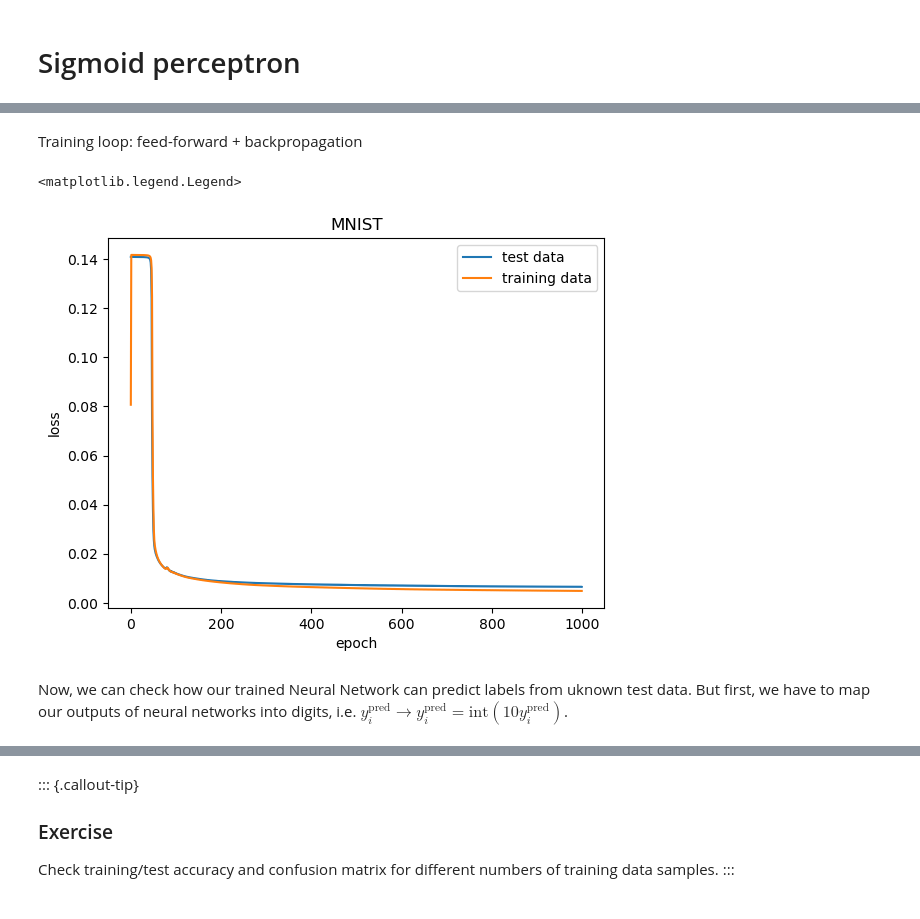
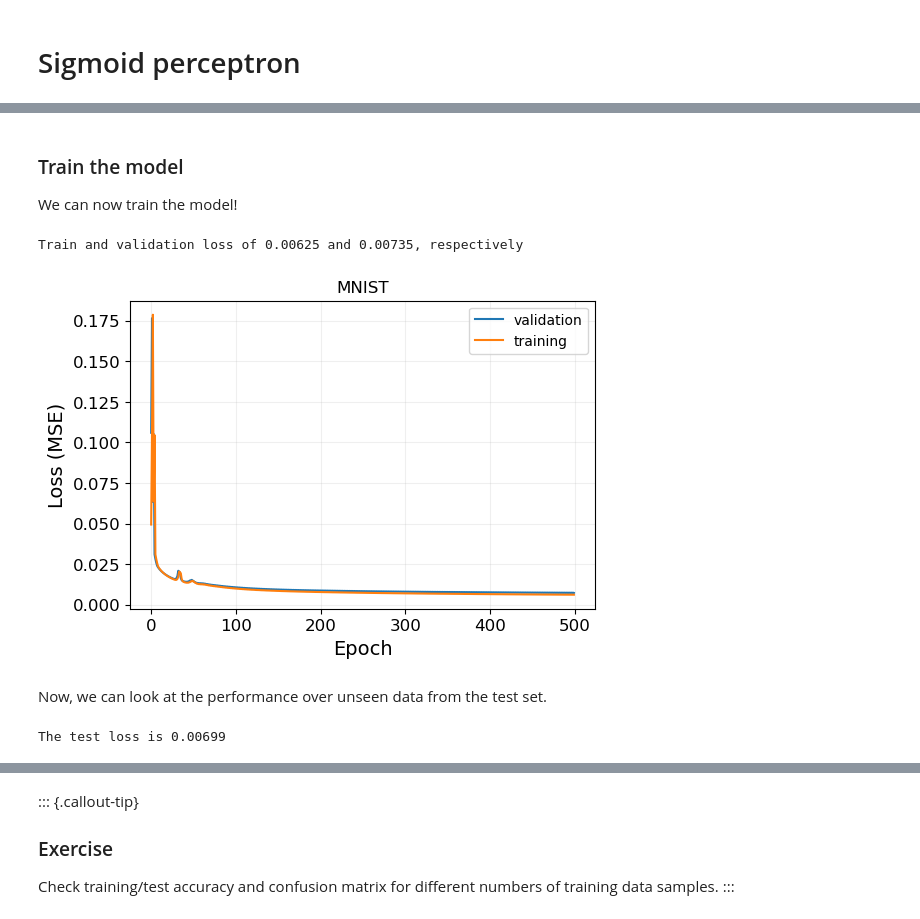
Before and after one commit to BorjaRequena/Neural-Network-Course, a Jupyter notebook: nbs/course/neural_networks_from_scratch.ipynb, the cells around one changed output, grey strips where cells are left out. Drawn from its saved outputs; the diff is of its cells as text; code cells hidden in the pictures.

```diff
--- a/nbs/course/neural_networks_from_scratch.ipynb
+++ b/nbs/course/neural_networks_from_scratch.ipynb
@@ -328,2 +280,4 @@ print(c)
 # %% [markdown]
-Training loop: feed-forward + backpropagation
+### Train the model
+
+We can now train the model!
@@ -378,13 +284,52 @@ for epoch in range(0,N_epoch): # Training loop/Backpropagation
+# %%
+# Training parameters
+eta = 50      # learning rate
+n_epoch = 500 # training epochs
+
+# Initialize the weights randomly
+np.random.seed(0)
+w_1 = 1*(np.random.rand(m, h) - 0.5)
+w_2 = 1*(np.random.rand(h, c) - 0.5)
+b_1 = 1*(np.random.rand(h)   - 0.5)
+# %%
+loss_train_vs_epoch = []
+loss_val_vs_epoch = []
+
+for epoch in tqdm(range(n_epoch)):
+    # Forward pass
+    Y_pred, g, h_hat, h = forward(X_train, w_1, b_1, w_2)
+    loss_train = 0.5*np.mean((Y_pred.squeeze() - Y_train)**2)
+    loss_train_vs_epoch.append(loss_train)
+
+    # Backward pass
+    grad_w_1, grad_b_1, grad_w_2 = backward(X_train, Y_train, Y_pred, w_2, h_hat)
+
+    # Update parameters
+    w_1 -= eta/n_train*grad_w_1
+    b_1 -= eta/n_train*grad_b_1
+    w_2 -= eta/n_train*grad_w_2
+
+    # Validate the performance
+    Y_pred, _, _, _ = forward(X_val, w_1, b_1, w_2)
+    loss_val = 0.5*np.mean((Y_pred.squeeze() - Y_val)**2)
+    loss_val_vs_epoch.append(loss_val)
+# %%
+#| code-fold: true
+print(f"Train and validation loss of {loss_train:.5f} and {loss_val:.5f}, respectively")
+# %% [output]
+Train and validation loss of 0.00625 and 0.00735, respectively
 # %%
 #| code-fold: true
-plt.plot(loss_test_vs_epoch, label = "test data")
-plt.plot(loss_train_vs_epoch, label = "training data")
+plt.figure(figsize=(6, 4))
+plt.plot(loss_val_vs_epoch, label = "validation")
+plt.plot(loss_train_vs_epoch, label = "training")
+plt.grid(alpha=0.2)
 plt.title("MNIST")
-plt.xlabel("epoch")
-plt.ylabel("loss")
+plt.xlabel("Epoch", fontsize=14)
+plt.ylabel("Loss (MSE)", fontsize=14)
 plt.legend()
+plt.tick_params(labelsize=12);
 # %% [output]
-<matplotlib.legend.Legend>
-[figure, old version]
+[figure, new version]
 # %% [markdown]
-Now, we can check how our trained Neural Network can predict labels from uknown test data. But first, we have to map our outputs of neural networks into digits, i.e. $y^{\text{pred}}_i \to y^{\text{pred}}_i = \text{int}(10 y^{\text{pred}}_i)$.
+Now, we can look at the performance over unseen data from the test set.
@@ -430,0 +336,7 @@ accuracy_test  = np.sum(np.diagonal(confusion_matrix_test))/np.sum(confusion_mat
+# %%
+#| code-fold: true
+Y_pred, _, _, _ = forward(X_test, w_1, b_1, w_2)
+loss_test = 0.5*np.mean((Y_pred.squeeze() - Y_test)**2)
+print(f"The test loss is {loss_test:.5f}")
+# %% [output]
+The test loss is 0.00699
```
Also changed, not shown: parts of 42 cells of this notebook, 1 other file.
